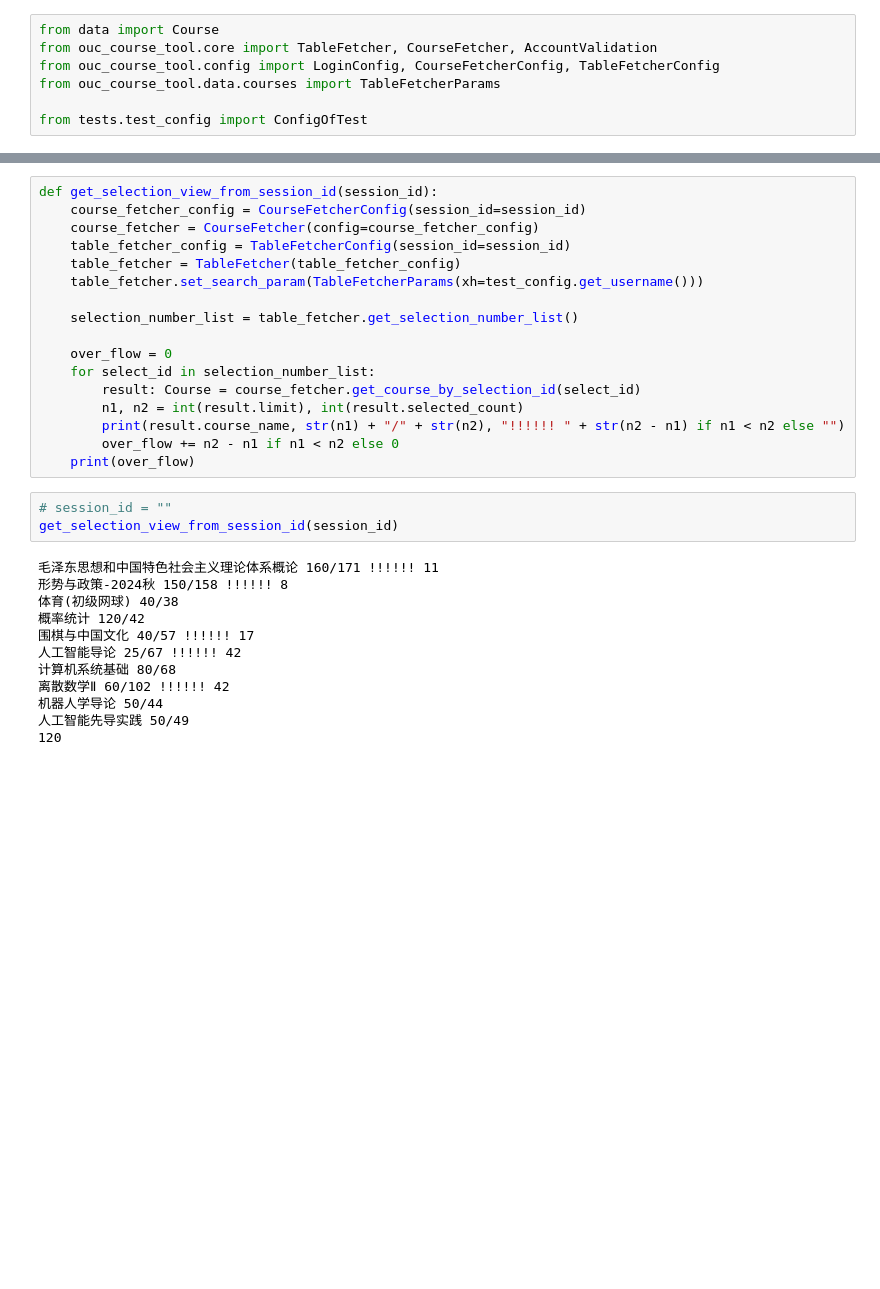
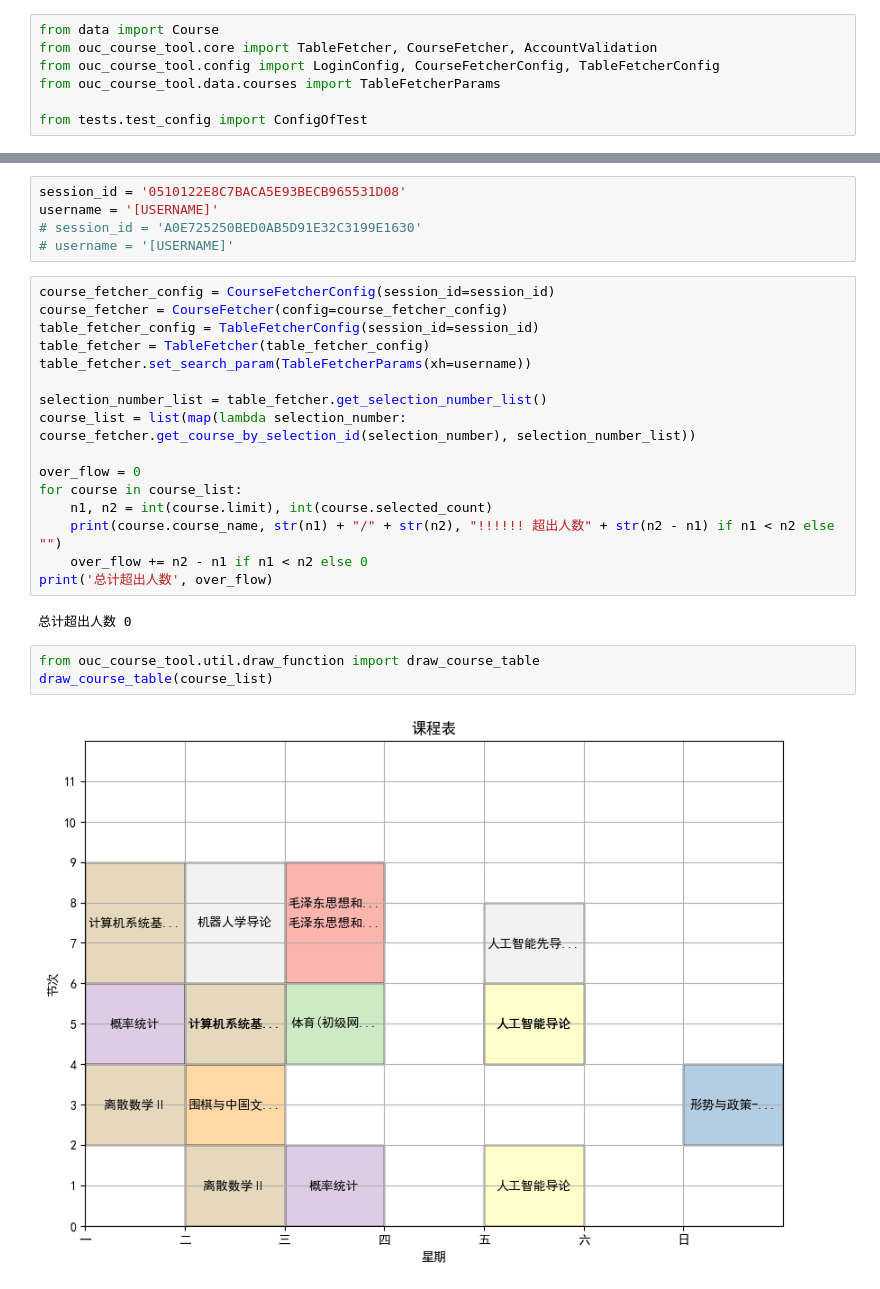
Before and after one commit to ClodLingxi/OucWebAPI, a Jupyter notebook: example_useage_2.ipynb, the cells around one changed output, grey strips where cells are left out. Drawn from its saved outputs; the diff is of its cells as text; blank space fills up the shorter version.

```diff
--- a/example_useage_2.ipynb
+++ b/example_useage_2.ipynb
@@ -17,32 +15,28 @@ DB60F606279053C987A97DB757753D5A
+# %%
+session_id = '0510122E8C7BACA5E93BECB965531D08'
+username = '[USERNAME]'
+# session_id = 'A0E725250BED0AB5D91E32C3199E1630'
+# username = '[USERNAME]'
 # %%
-def get_selection_view_from_session_id(session_id):
-    course_fetcher_config = CourseFetcherConfig(session_id=session_id)
-    course_fetcher = CourseFetcher(config=course_fetcher_config)
-    table_fetcher_config = TableFetcherConfig(session_id=session_id)
-    table_fetcher = TableFetcher(table_fetcher_config)
-    table_fetcher.set_search_param(TableFetcherParams(xh=test_config.get_username()))
+course_fetcher_config = CourseFetcherConfig(session_id=session_id)
+course_fetcher = CourseFetcher(config=course_fetcher_config)
+table_fetcher_config = TableFetcherConfig(session_id=session_id)
+table_fetcher = TableFetcher(table_fetcher_config)
+table_fetcher.set_search_param(TableFetcherParams(xh=username))
 
-    selection_number_list = table_fetcher.get_selection_number_list()
+selection_number_list = table_fetcher.get_selection_number_list()
+course_list = list(map(lambda selection_number: course_fetcher.get_course_by_selection_id(selection_number), selection_number_list))
 
-    over_flow = 0
-    for select_id in selection_number_list:
-        result: Course = course_fetcher.get_course_by_selection_id(select_id)
-        n1, n2 = int(result.limit), int(result.selected_count)
-        print(result.course_name, str(n1) + "/" + str(n2), "!!!!!! " + str(n2 - n1) if n1 < n2 else "")
-        over_flow += n2 - n1 if n1 < n2 else 0
-    print(over_flow)
+over_flow = 0
+for course in course_list:
+    n1, n2 = int(course.limit), int(course.selected_count)
+    print(course.course_name, str(n1) + "/" + str(n2), "!!!!!! 超出人数" + str(n2 - n1) if n1 < n2 else "")
+    over_flow += n2 - n1 if n1 < n2 else 0
+print('总计超出人数', over_flow)
+# %% [output]
+总计超出人数 0
-# %%
-# session_id = ""
-get_selection_view_from_session_id(session_id)
-# %% [output]
-毛泽东思想和中国特色社会主义理论体系概论 160/171 !!!!!! 11
-形势与政策-2024秋 150/158 !!!!!! 8
-体育(初级网球) 40/38
-概率统计 120/42
-围棋与中国文化 40/57 !!!!!! 17
-人工智能导论 25/67 !!!!!! 42
-计算机系统基础 80/68
-离散数学Ⅱ 60/102 !!!!!! 42
-机器人学导论 50/44
-人工智能先导实践 50/49
-120
+# %%
+from ouc_course_tool.util.draw_function import draw_course_table
+draw_course_table(course_list)
+# %% [output]
+[figure, added]
```
Also changed, not shown: parts of 1 cell of this notebook, 4 other files.
